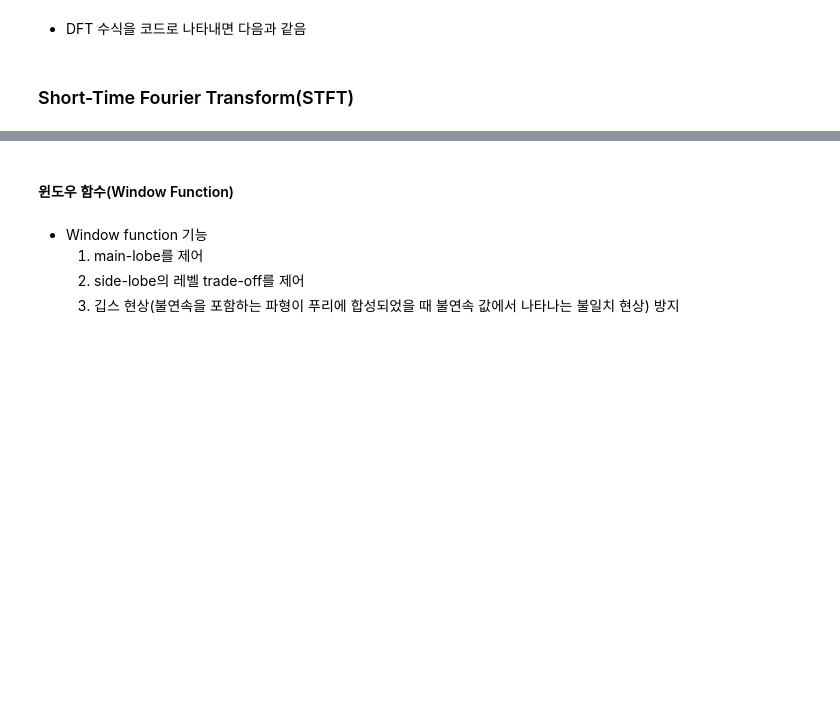
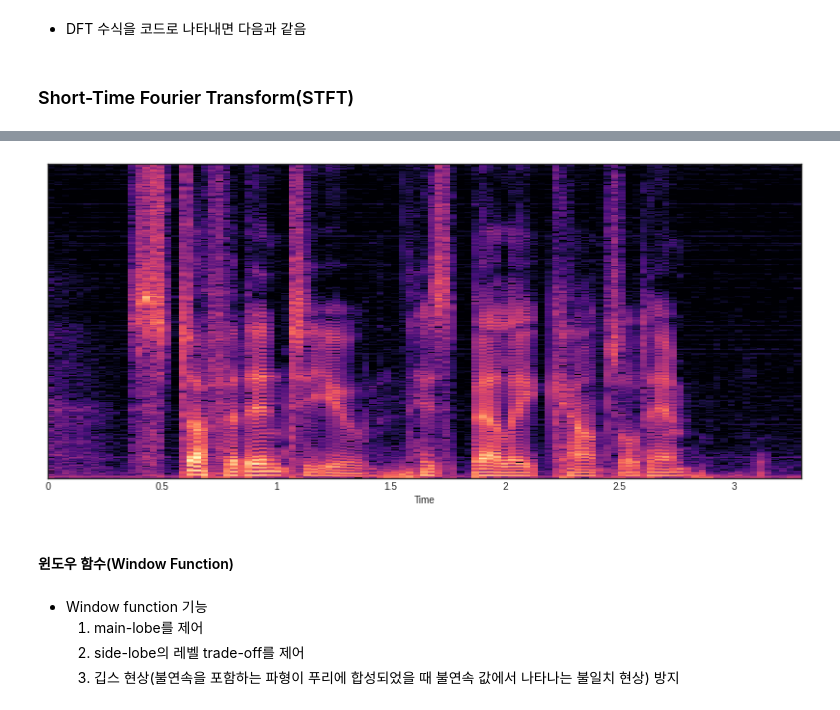
Before and after one commit to ckiekim/DeepLearning_2022.05, a Jupyter notebook: 07.AudioProcessing/01_오디오_처리.ipynb, the cells around one changed output, grey strips where cells are left out. Drawn from its saved outputs; the diff is of its cells as text; code cells hidden in the pictures; blank space fills up the shorter version.

```diff
--- a/07.AudioProcessing/01_오디오_처리.ipynb
+++ b/07.AudioProcessing/01_오디오_처리.ipynb
@@ -325,3 +360,10 @@ $$
+# %%
+log_D = librosa.power_to_db(D, ref=np.max)
+
+plt.figure(figsize=(14,6))
+librosa.display.specshow(log_D, sr=sr, x_axis='time');
+# %% [output]
+[figure, added]
 # %% [markdown]
 #### 윈도우 함수(Window Function)
 # %% [markdown]
```
Also changed, not shown: parts of 34 cells of this notebook.
